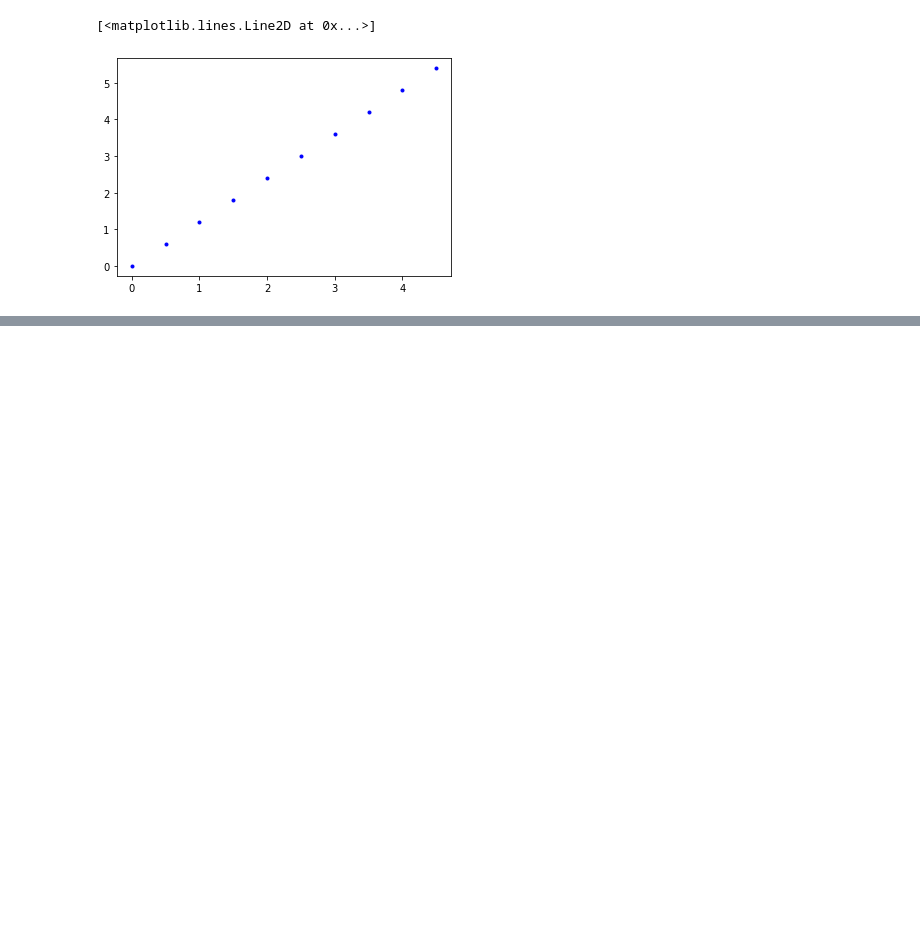
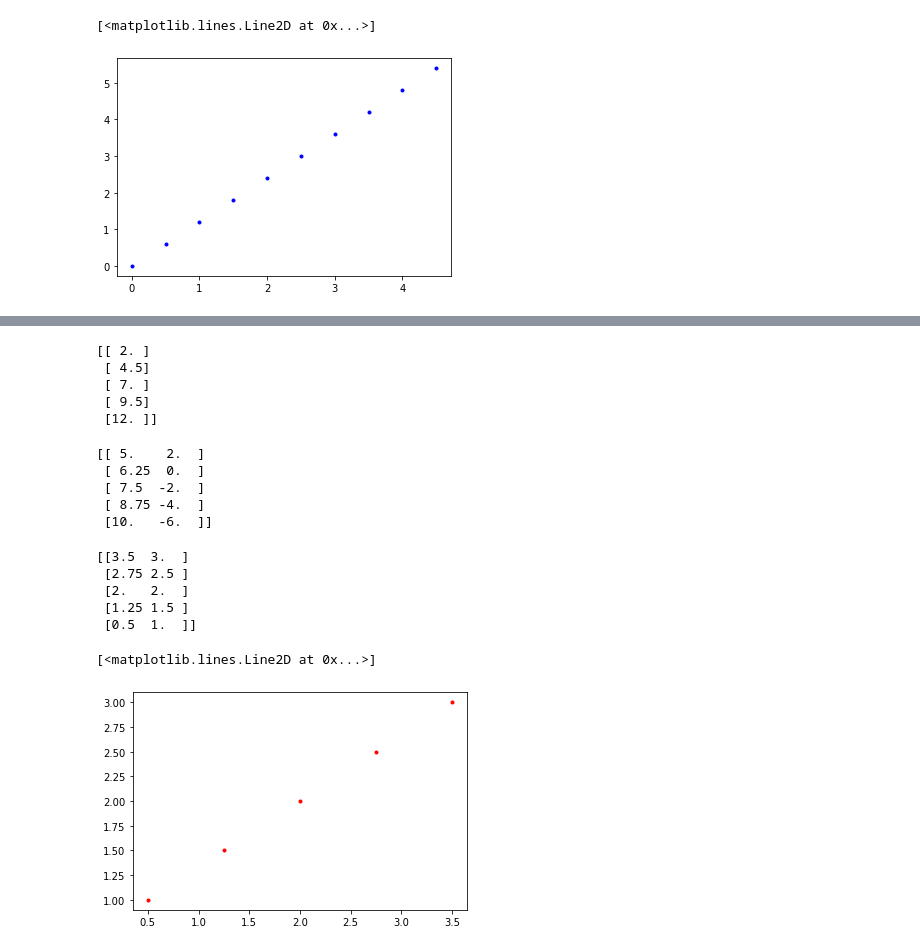
Before and after one commit to shivakumarjayaraman/ctm, a Jupyter notebook: vector/Notes.ipynb, the cells around one changed output, grey strips where cells are left out. Saved outputs shown, nothing was run; the diff lists cells and outputs as text; code cells hidden in the pictures; blank space fills up the shorter version.

```diff
--- a/vector/Notes.ipynb
+++ b/vector/Notes.ipynb
@@ -68,0 +101,31 @@ plt.plot(xs, ys, 'b.')
+# %%
+def findConvexComb(v1, v2) :
+    return np.array(list(a*v2 + (1-a)*v1 for a in np.arange(0, 1.25, 0.25)))
+# %%
+print (findConvexComb(np.array([2]), np.array([12])))
+# %% [output]
+[[ 2. ]
+ [ 4.5]
+ [ 7. ]
+ [ 9.5]
+ [12. ]]
+# %%
+print (findConvexComb(np.array([5, 2]), np.array([10, -6])))
+# %% [output]
+[[ 5.    2.  ]
+ [ 6.25  0.  ]
+ [ 7.5  -2.  ]
+ [ 8.75 -4.  ]
+ [10.   -6.  ]]
+# %%
+points = findConvexComb(np.array([3.5, 3]), np.array([0.5, 1]))
+print (points)
+plt.plot(points[:, 0], points[:,1], 'r.')
+# %% [output]
+[[3.5  3.  ]
+ [2.75 2.5 ]
+ [2.   2.  ]
+ [1.25 1.5 ]
+ [0.5  1.  ]]
+[<matplotlib.lines.Line2D at 0x...>]
+[figure, added]
```
Also changed, not shown: parts of 9 cells of this notebook, 4 other files.
